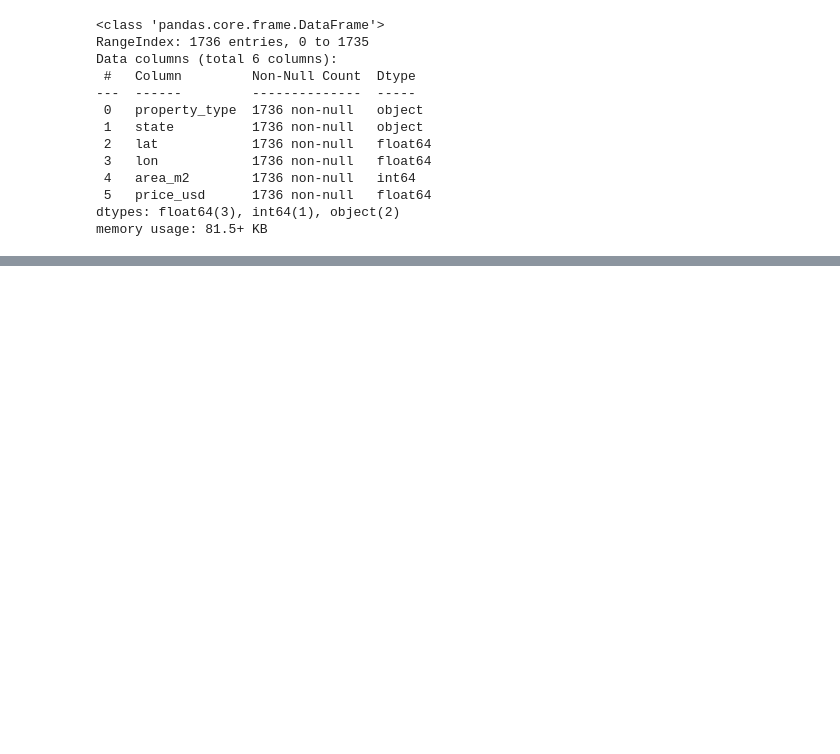
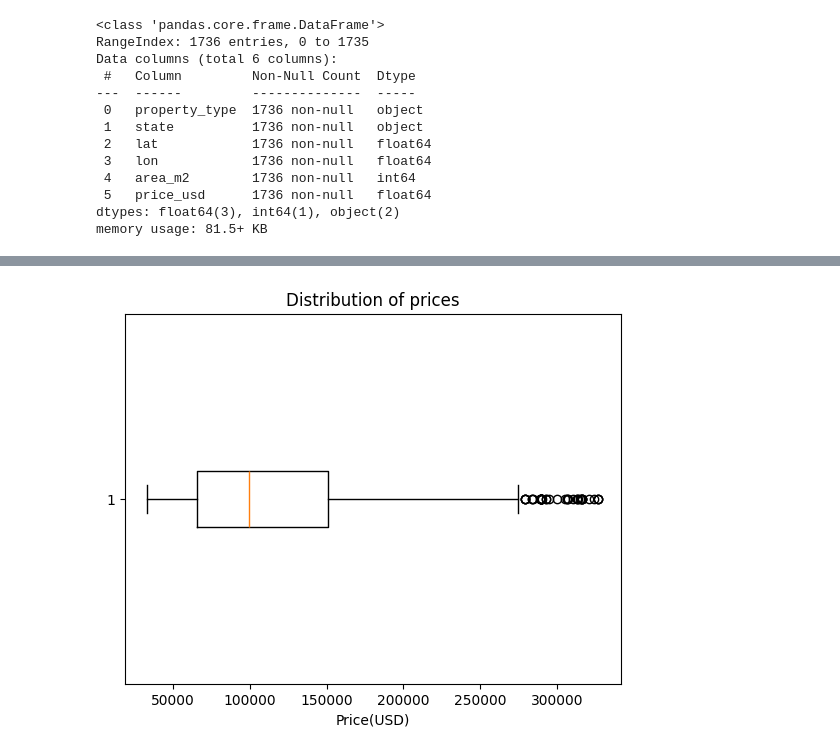
Before and after one commit to HiNacho/linear_regression, a Jupyter notebook: mexico_real_estate/mexico.ipynb, the cells around one changed output, grey strips where cells are left out. Saved outputs shown, nothing was run; the diff lists cells and outputs as text; code cells hidden in the pictures; blank space fills up the shorter version.

```diff
--- a/mexico_real_estate/mexico.ipynb
+++ b/mexico_real_estate/mexico.ipynb
@@ -80,0 +134,7 @@ ValueError: Value of 'hover_name' is not the name of a column in 'data_frame'. E
+# %%
+plt.boxplot(df["price_usd"], vert=False)
+plt.xlabel("Price(USD)")
+plt.title("Distribution of prices")
+plt.show()
+# %% [output]
+[figure, added]
```
Also changed, not shown: parts of 6 cells of this notebook, 2 other files.
